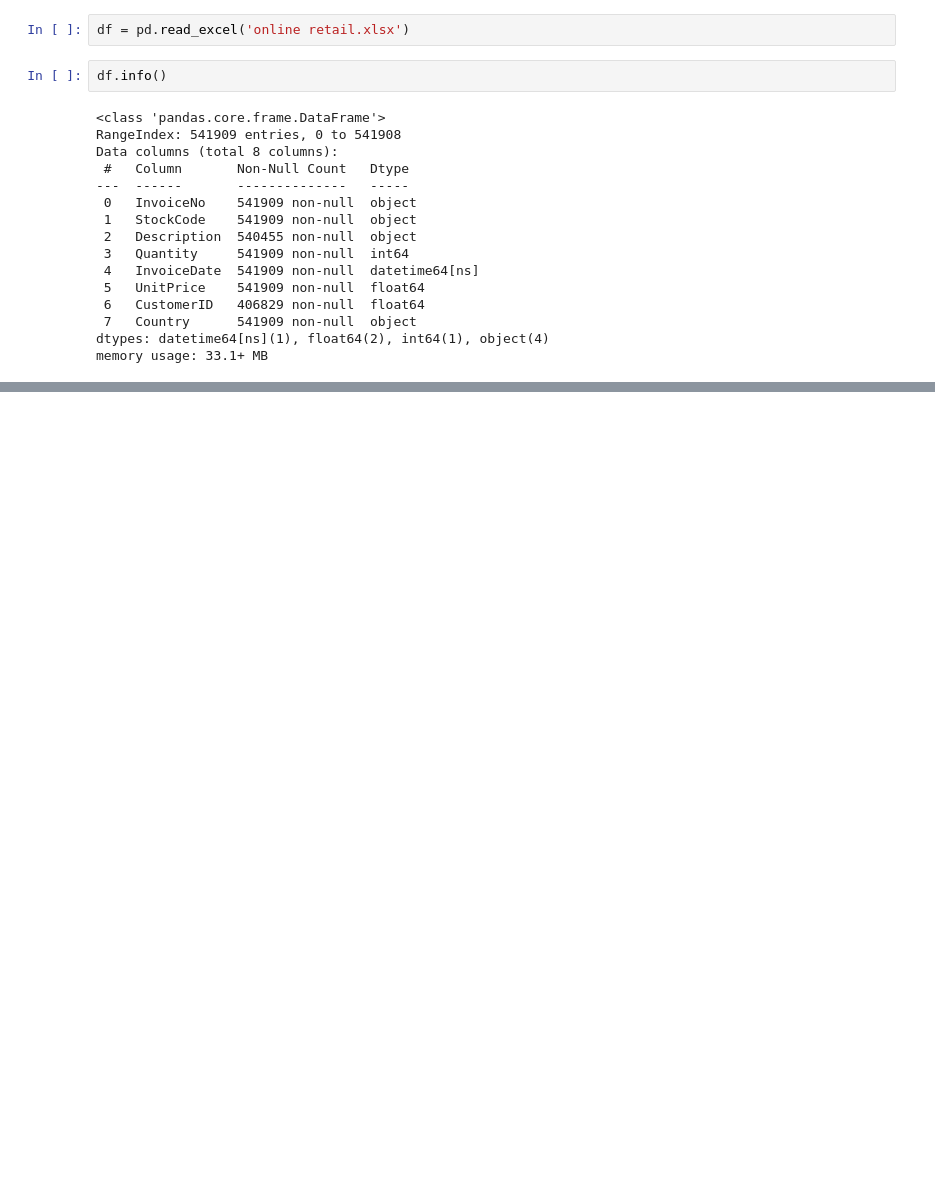
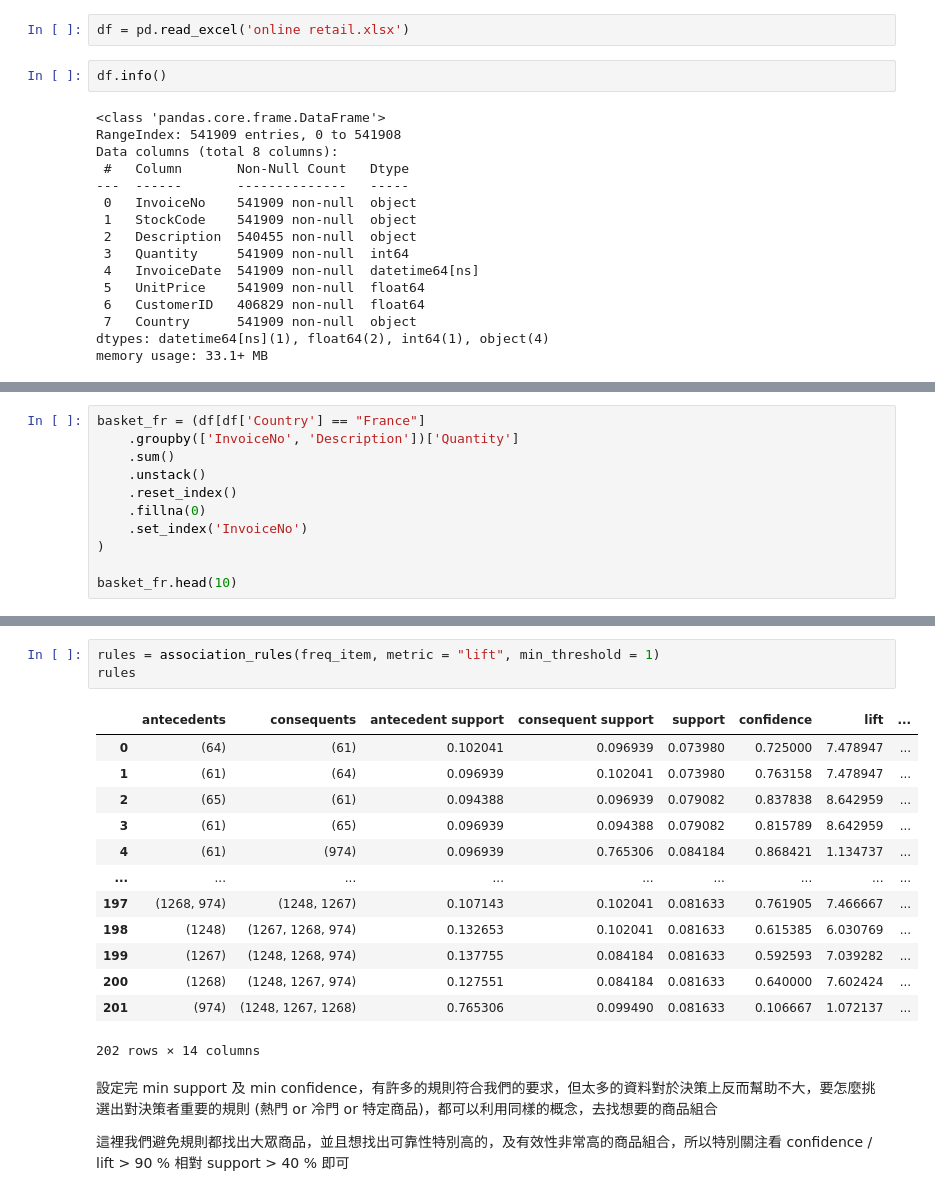
Before and after one commit to sarahyan0201/python_learning, a Jupyter notebook: Machine Learning/6.關聯式規則(Association Rules).ipynb, the cells around one changed output, grey strips where cells are left out. Cells and saved outputs as stored; diff of their text form; blank space fills up the shorter version.

```diff
--- a/Machine Learning/6.關聯式規則(Association Rules).ipynb
+++ b/Machine Learning/6.關聯式規則(Association Rules).ipynb
@@ -66,0 +111,11 @@ memory usage: 33.1+ MB
+# %%
+basket_fr = (df[df['Country'] == "France"]
+    .groupby(['InvoiceNo', 'Description'])['Quantity']
+    .sum()
+    .unstack()
+    .reset_index()
+    .fillna(0)
+    .set_index('InvoiceNo')
+)
+
+basket_fr.head(10)
@@ -66,0 +199,21 @@ memory usage: 33.1+ MB
+# %%
+rules = association_rules(freq_item, metric = "lift", min_threshold = 1)
+rules
+# %% [output]
+|  | antecedents | consequents | antecedent support | consequent support | support | confidence | lift | ... |
+| 0 | (64) | (61) | 0.102041 | 0.096939 | 0.073980 | 0.725000 | 7.478947 | ... |
+| 1 | (61) | (64) | 0.096939 | 0.102041 | 0.073980 | 0.763158 | 7.478947 | ... |
+| 2 | (65) | (61) | 0.094388 | 0.096939 | 0.079082 | 0.837838 | 8.642959 | ... |
+| 3 | (61) | (65) | 0.096939 | 0.094388 | 0.079082 | 0.815789 | 8.642959 | ... |
+| 4 | (61) | (974) | 0.096939 | 0.765306 | 0.084184 | 0.868421 | 1.134737 | ... |
+| ... | ... | ... | ... | ... | ... | ... | ... | ... |
+| 197 | (1268, 974) | (1248, 1267) | 0.107143 | 0.102041 | 0.081633 | 0.761905 | 7.466667 | ... |
+| 198 | (1248) | (1267, 1268, 974) | 0.132653 | 0.102041 | 0.081633 | 0.615385 | 6.030769 | ... |
+| 199 | (1267) | (1248, 1268, 974) | 0.137755 | 0.084184 | 0.081633 | 0.592593 | 7.039282 | ... |
+| 200 | (1268) | (1248, 1267, 974) | 0.127551 | 0.084184 | 0.081633 | 0.640000 | 7.602424 | ... |
+| 201 | (974) | (1248, 1267, 1268) | 0.765306 | 0.099490 | 0.081633 | 0.106667 | 1.072137 | ... |
+202 rows × 14 columns
+# %% [markdown]
+設定完 min support 及 min confidence，有許多的規則符合我們的要求，但太多的資料對於決策上反而幫助不大，要怎麼挑選出對決策者重要的規則 (熱門 or 冷門 or 特定商品)，都可以利用同樣的概念，去找想要的商品組合
+
+這裡我們避免規則都找出大眾商品，並且想找出可靠性特別高的，及有效性非常高的商品組合，所以特別關注看 confidence / lift > 90 % 相對 support > 40 % 即可
```
Also changed, not shown: parts of 69 cells of this notebook.
